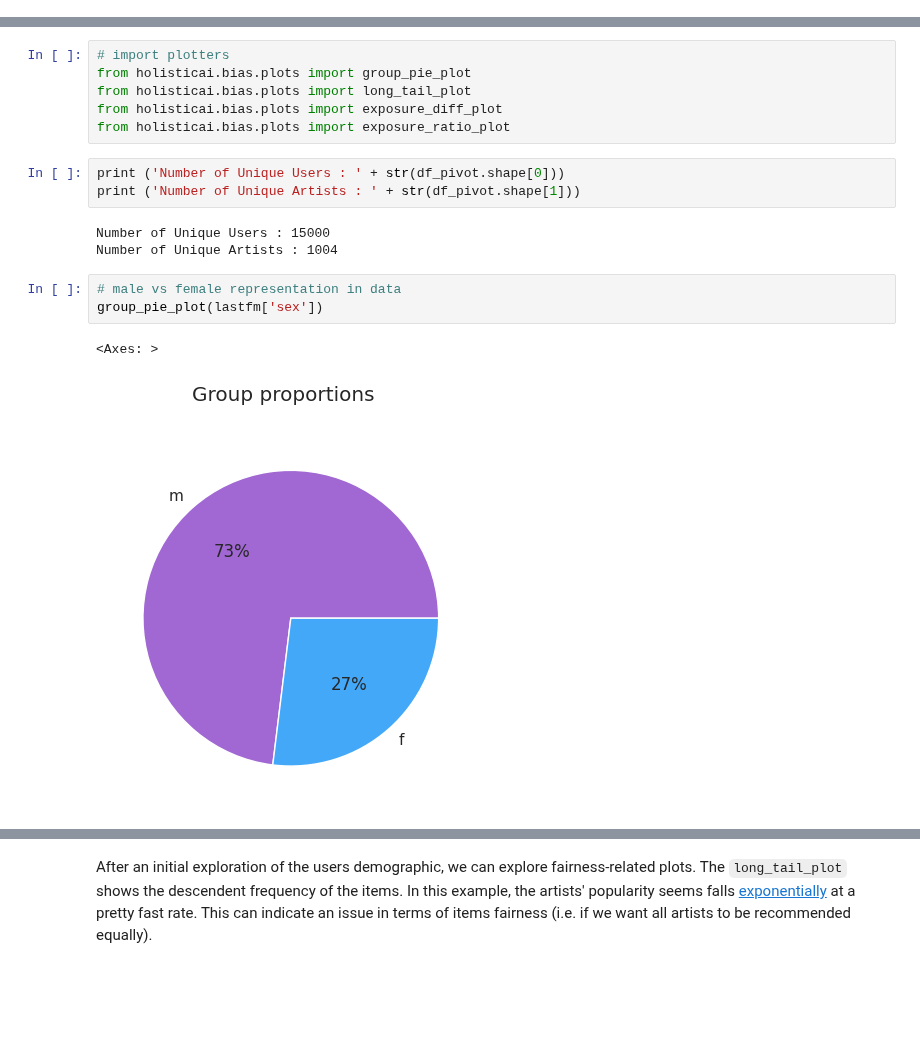
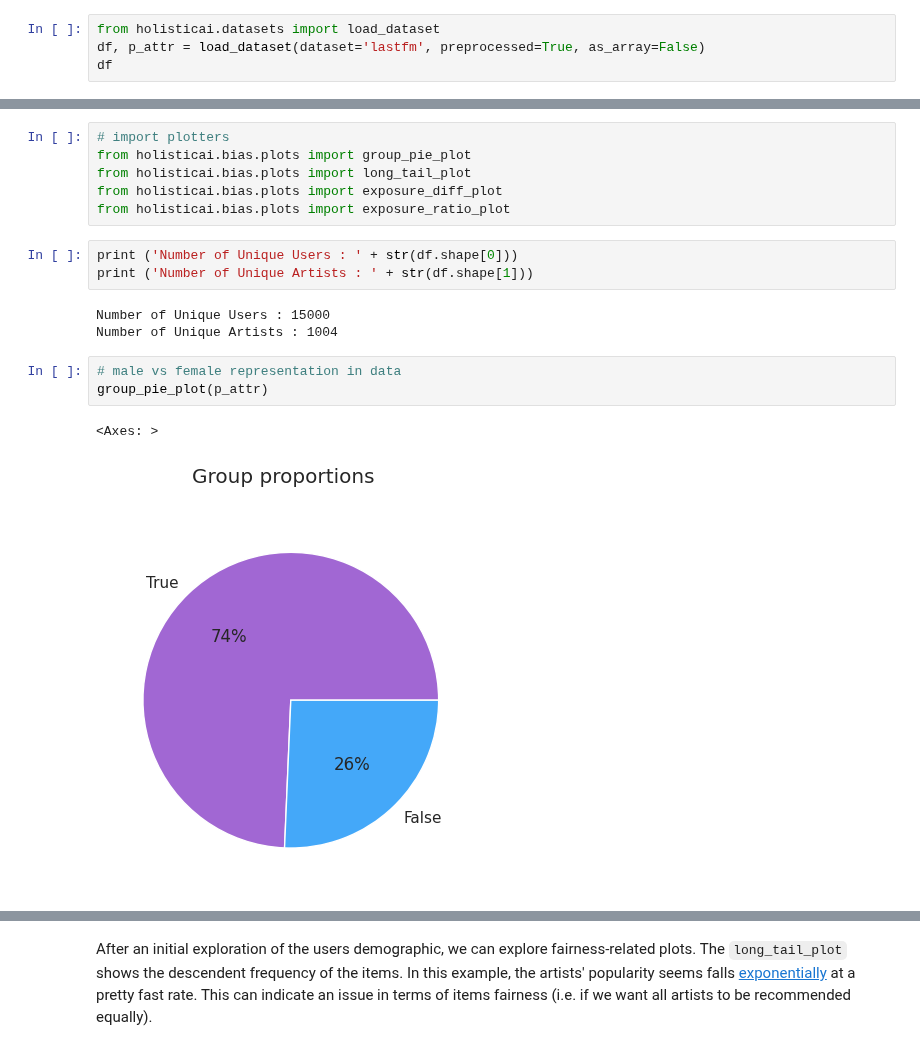
Before and after one commit to holistic-ai/holisticai, a Jupyter notebook: tutorials/bias/measuring_bias_tutorials/measuring_bias_recommender.ipynb, the cells around one changed output, grey strips where cells are left out. Cells and saved outputs as stored; diff of their text form; blank space fills up the shorter version.

```diff
--- a/tutorials/bias/measuring_bias_tutorials/measuring_bias_recommender.ipynb
+++ b/tutorials/bias/measuring_bias_tutorials/measuring_bias_recommender.ipynb
@@ -84,0 +22,4 @@ df_pivot
+# %%
+from holisticai.datasets import load_dataset
+df, p_attr = load_dataset(dataset='lastfm', preprocessed=True, as_array=False)
+df
@@ -93,14 +49,14 @@ from holisticai.bias.plots import long_tail_plot
 from holisticai.bias.plots import exposure_diff_plot
 from holisticai.bias.plots import exposure_ratio_plot
 # %%
-print ('Number of Unique Users : ' + str(df_pivot.shape[0]))
-print ('Number of Unique Artists : ' + str(df_pivot.shape[1]))
+print ('Number of Unique Users : ' + str(df.shape[0]))
+print ('Number of Unique Artists : ' + str(df.shape[1]))
 # %% [output]
 Number of Unique Users : 15000
 Number of Unique Artists : 1004
 # %%
 # male vs female representation in data
-group_pie_plot(lastfm['sex'])
+group_pie_plot(p_attr)
 # %% [output]
 <Axes: >
-[figure, old version]
+[figure, new version]
```
Also changed, not shown: parts of 26 cells of this notebook, 1 other file.
